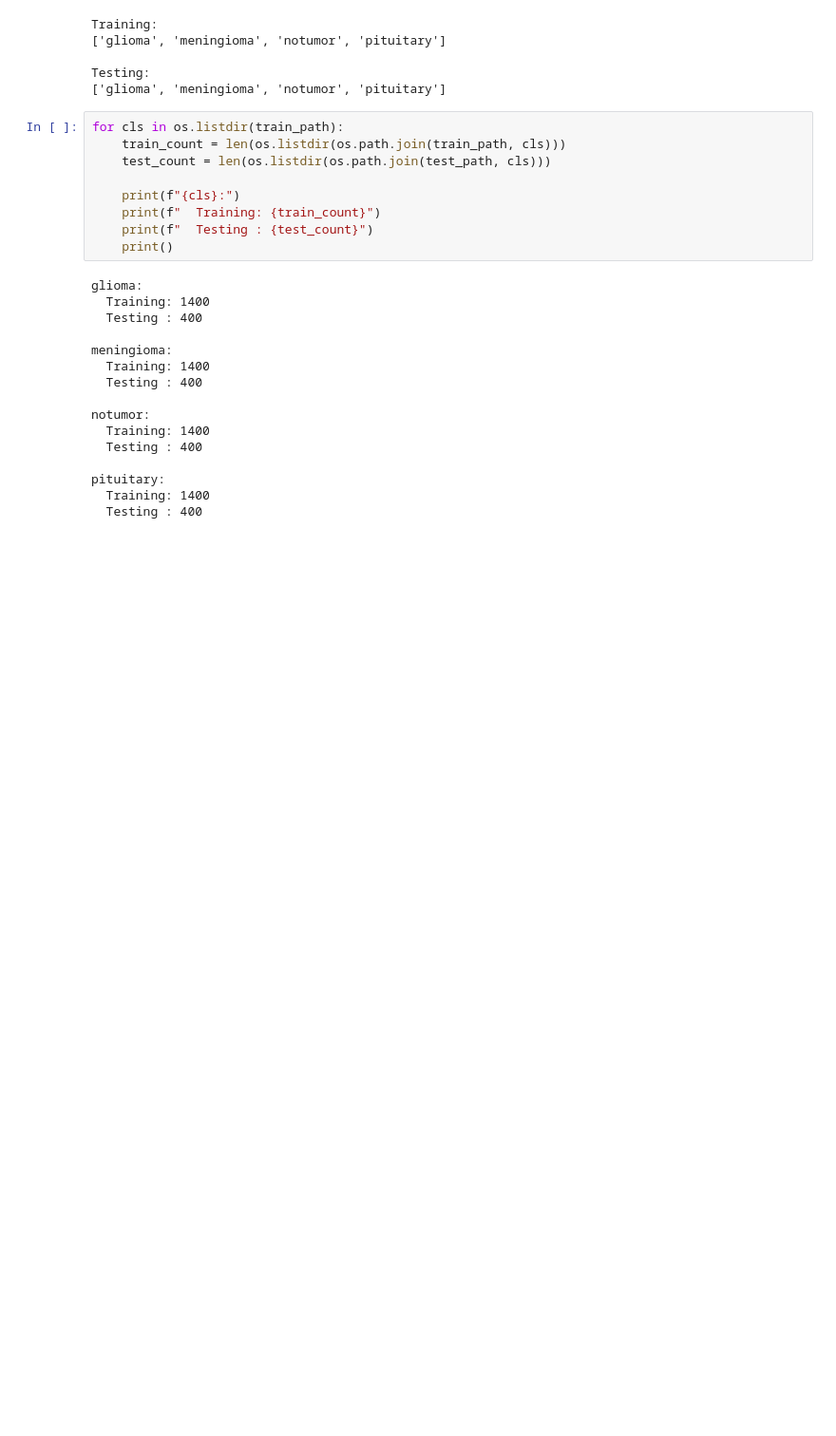
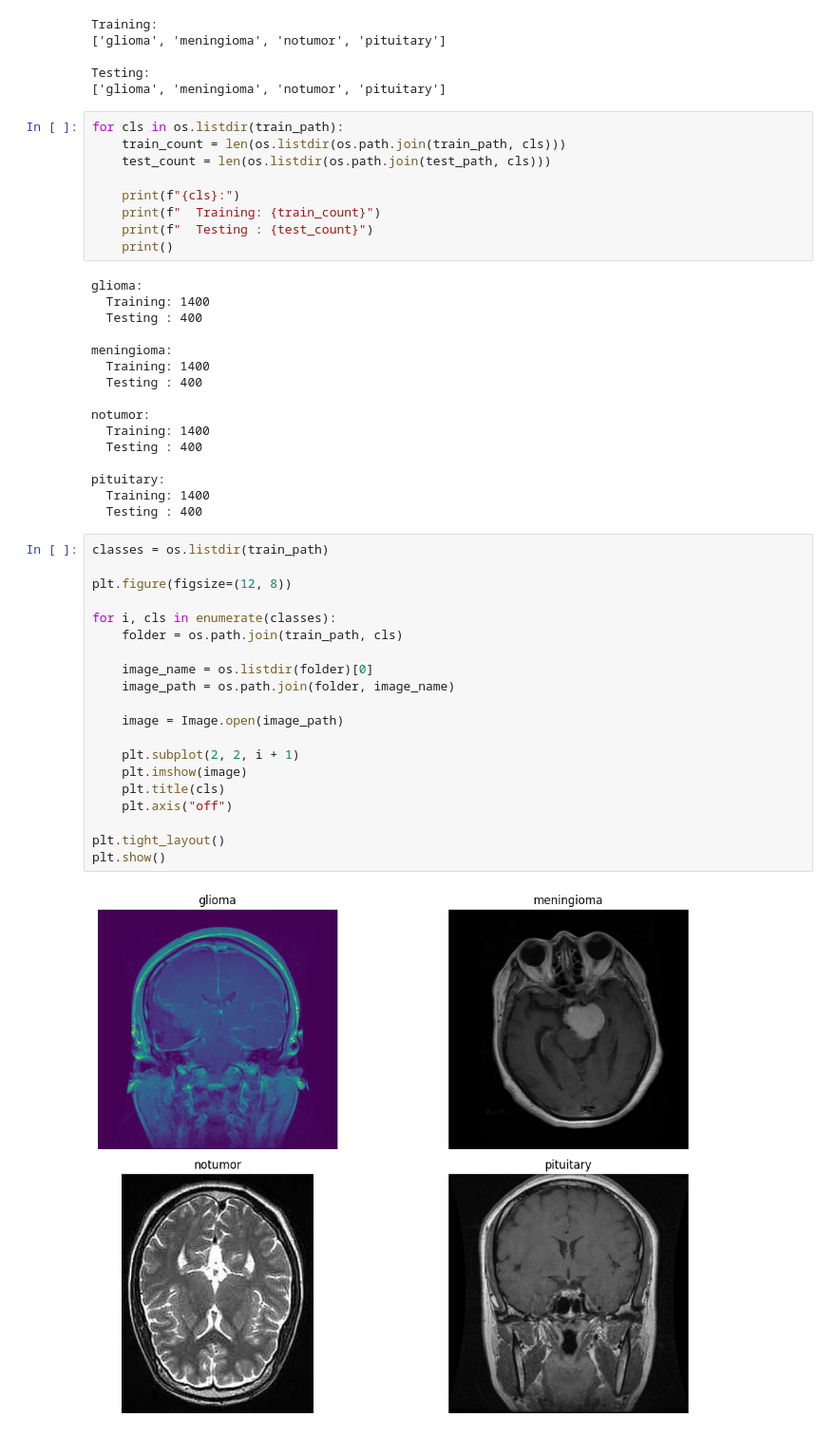
Before and after one commit to samifahim07/Brain-Tumor-Detection-Deep-Learning-, a Jupyter notebook: brain_tumor.ipynb, the cells around one changed output. Shown at 95% size. Drawn from its saved outputs; the diff is of its cells as text; blank space fills up the shorter version.

```diff
--- a/brain_tumor.ipynb
+++ b/brain_tumor.ipynb
@@ -66,3 +67,25 @@ notumor:
 pituitary:
   Training: 1400
   Testing : 400
+# %%
+classes = os.listdir(train_path)
+
+plt.figure(figsize=(12, 8))
+
+for i, cls in enumerate(classes):
+    folder = os.path.join(train_path, cls)
+
+    image_name = os.listdir(folder)[0]
+    image_path = os.path.join(folder, image_name)
+
+    image = Image.open(image_path)
+
+    plt.subplot(2, 2, i + 1)
+    plt.imshow(image)
+    plt.title(cls)
+    plt.axis("off")
+
+plt.tight_layout()
+plt.show()
+# %% [output]
+[figure, added]
```
Also changed, not shown: parts of 1 cell of this notebook.
